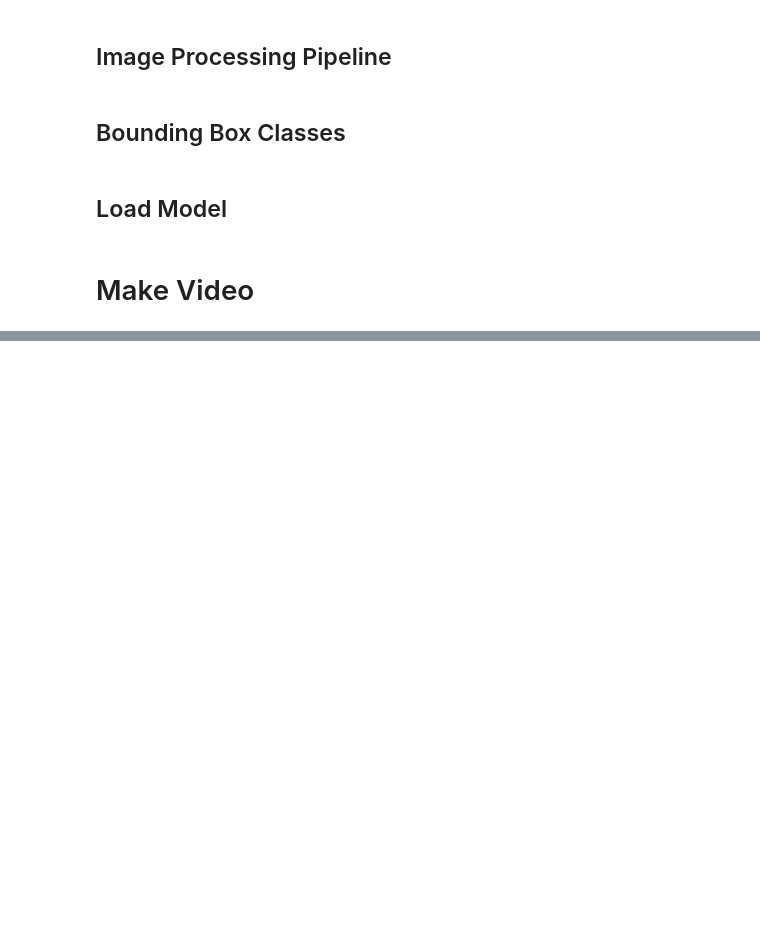
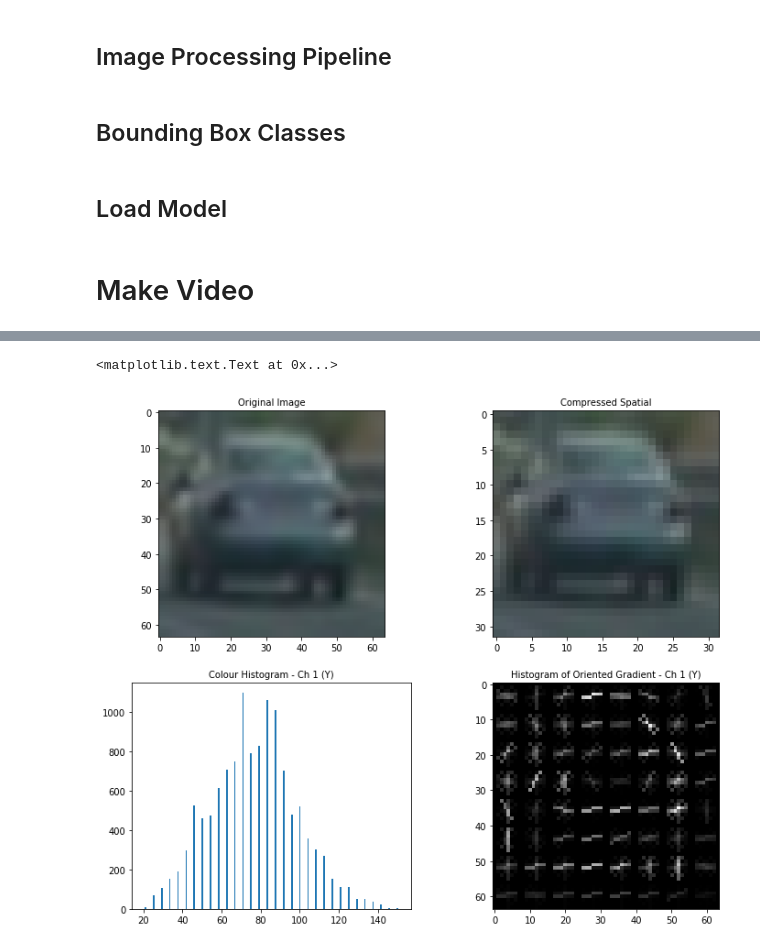
Before and after one commit to stevendae/CarND-Vehicle-Detection, a Jupyter notebook: Pipeline_Video.ipynb, the cells around one changed output, grey strips where cells are left out. Cells and saved outputs as stored; diff of their text form; code cells hidden in the pictures; blank space fills up the shorter version.

```diff
--- a/Pipeline_Video.ipynb
+++ b/Pipeline_Video.ipynb
@@ -244,6 +241,8 @@ def convert_color(img, conv='RGB2YCrCb'):
         return cv2.cvtColor(img, cv2.COLOR_BGR2YCrCb)
     if conv == 'RGB2LUV':
         return cv2.cvtColor(img, cv2.COLOR_RGB2LUV)
+    if conv == 'BGR2HLS':
+        return cv2.cvtColor(img, cv2.COLOR_BGR2HLS)
     if conv == 'YCrCb2RGB':
         return cv2.cvtColor(img, cv2.COLOR_YCrCb2RGB)
     if conv == 'BGR2RGB':
@@ -497,0 +524,23 @@ Wall time: 19min 36s
+# %%
+image = cv2.imread(car_images[23])
+image1 = convert_color(image, conv='BGR2RGB')
+spatial_img = cv2.resize(image,(32,32))
+hog_hist = get_hog_features(image[:,:,0], orient = 9, pix_per_cell = 8, cell_per_block=2, vis=True)
+color_hist,bins = np.histogram(image[:,:,], bins=32)
+
+f,([ax1,ax2],[ax3,ax4]) = plt.subplots(2,2, figsize=(12,10), gridspec_kw={'hspace':0.2})
+
+ax1.imshow(image1)
+ax1.set_title('Original Image', fontsize=10)
+spatial_img = convert_color(spatial_img, conv='BGR2RGB')
+ax2.imshow(spatial_img)
+ax2.set_title('Compressed Spatial', fontsize=10)
+#hog_hist[1] = convert_color(hog_hist[1], conv='BGR2RGB')
+ax4.imshow(hog_hist[1], cmap ='gray')
+ax4.set_title('Histogram of Oriented Gradient - Ch 1 (Y)', fontsize=10)
+center = (bins[:-1]+bins[1:])/2 #find point for each bin in bar graph to be centered around
+ax3.bar(center, color_hist)
+ax3.set_title('Colour Histogram - Ch 1 (Y)', fontsize=10)
+# %% [output]
+<matplotlib.text.Text at 0x...>
+[figure, added]
```
Also changed, not shown: parts of 13 cells of this notebook.
